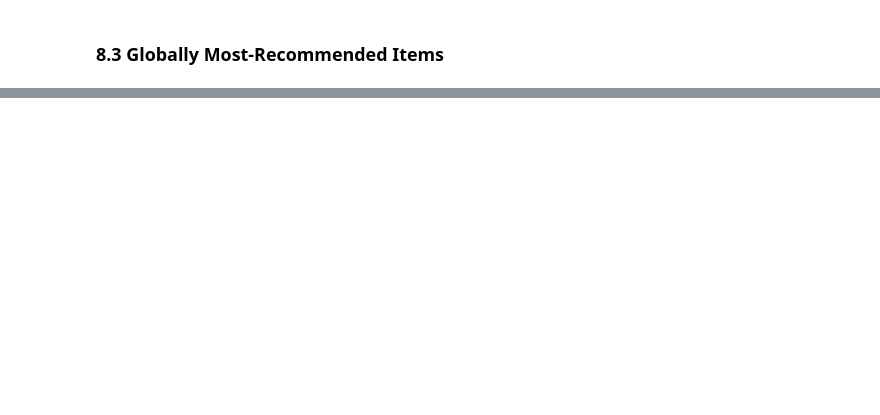
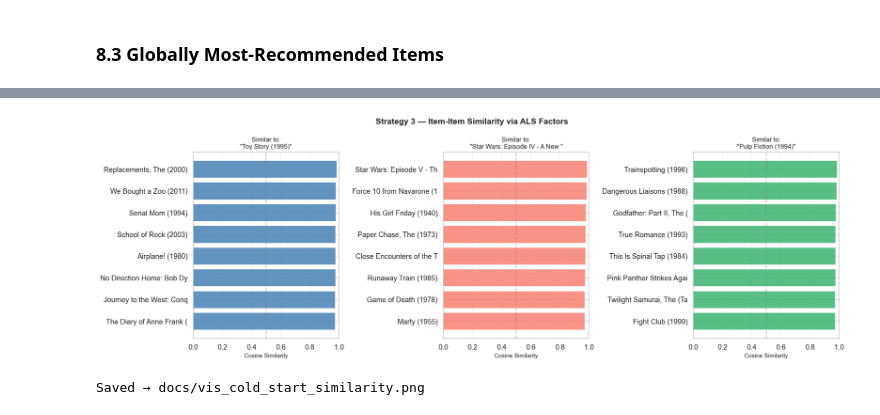
Before and after one commit to e10indika/movie-recommendation-system, a Jupyter notebook: pyspark_recommendation_system.ipynb, the cells around one changed output, grey strips where cells are left out. Cells and saved outputs as stored; diff of their text form; code cells hidden in the pictures; blank space fills up the shorter version.

```diff
--- a/pyspark_recommendation_system.ipynb
+++ b/pyspark_recommendation_system.ipynb
@@ -774,0 +1289,27 @@ print('Saved: chart_08_global_recommendations.png')
+# %%
+# ── Visualise item-item similarity ────────────────────────────────────────────
+seed_ids   = [1, 260, 296]   # Toy Story, Star Wars, Pulp Fiction
+seed_names = [movies_cs[movies_cs['movieId']==sid]['title'].values[0][:30] for sid in seed_ids]
+
+fig, axes = plt.subplots(1, 3, figsize=(18, 6))
+fig.suptitle('Strategy 3 — Item-Item Similarity via ALS Factors', fontsize=14, fontweight='bold')
+
+colors = ['steelblue','salmon','mediumseagreen']
+for ax, sid, sname, col in zip(axes, seed_ids, seed_names, colors):
+    sim_df_vis = find_similar_movies(sid, n=8)
+    ax.barh(sim_df_vis['title'].str[:25].values[::-1],
+            sim_df_vis['similarity'].values[::-1],
+            color=col, alpha=0.85)
+    ax.set_xlabel('Cosine Similarity', fontsize=10)
+    ax.set_title(f'Similar to:\n"{sname}"', fontsize=11)
+    ax.set_xlim(0, 1)
+    ax.grid(axis='x', alpha=0.3)
+    ax.axvline(0.5, color='gray', linestyle='--', alpha=0.5, label='0.5 threshold')
+
+plt.tight_layout()
+plt.savefig('docs/vis_cold_start_similarity.png', dpi=150, bbox_inches='tight')
+plt.show()
+print('Saved → docs/vis_cold_start_similarity.png')
+# %% [output]
+[figure, added]
+Saved → docs/vis_cold_start_similarity.png
```
Also changed, not shown: parts of 53 cells of this notebook.
